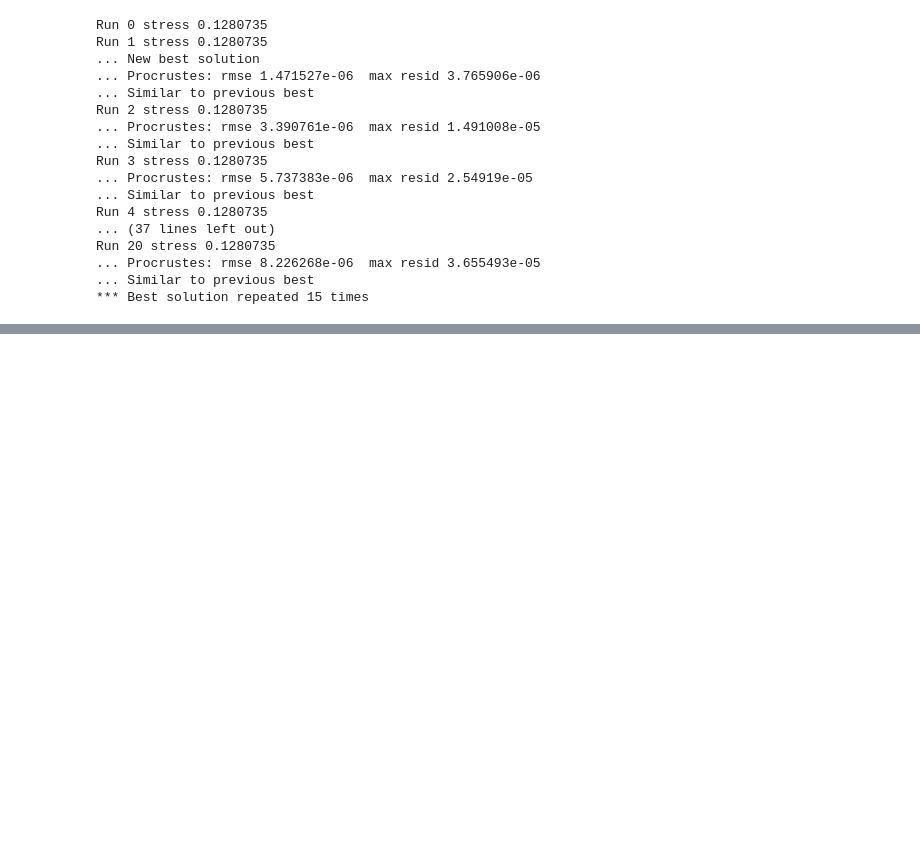
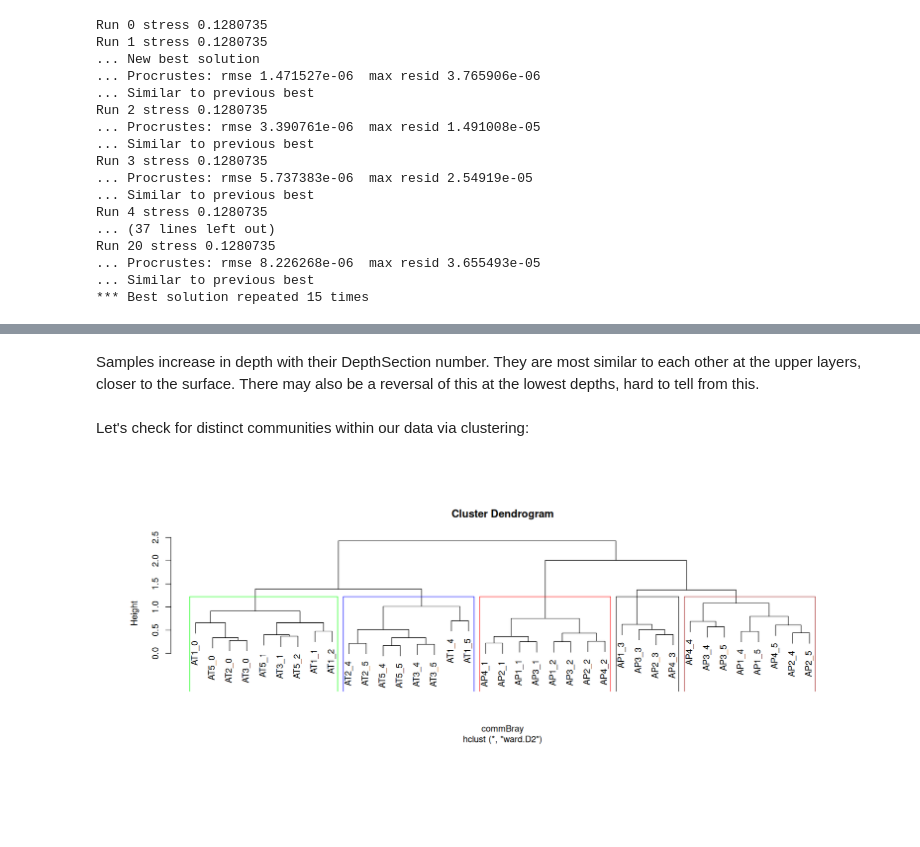
Before and after one commit to danchurch/sphagnumCUEmetabarcoding, a Jupyter notebook: sequenceAnalysis/firstLookPeat16s.ipynb, the cells around one changed output, grey strips where cells are left out. Saved outputs shown, nothing was run; the diff lists cells and outputs as text; code cells hidden in the pictures; blank space fills up the shorter version.

```diff
--- a/sequenceAnalysis/firstLookPeat16s.ipynb
+++ b/sequenceAnalysis/firstLookPeat16s.ipynb
@@ -834,0 +812,22 @@ For some reason that won't work inside the jupyter notebook. Works on my termina
+# %% [markdown]
+Samples increase in depth with their DepthSection number. They are most similar to each other at the upper layers, closer to the surface. There may also be a reversal of this at the lowest depths, hard to tell from this.
+# %% [markdown]
+Let's check for distinct communities within our data via clustering:
+# %%
+comm <- otu_table(ps007_cleaned_sqrt_prop)
+envData <- sample_data(ps007_cleaned_sqrt_prop)
+commBray <- vegdist(comm)
+comm.ward <- hclust(commBray, method='ward.D2')
+k=5
+clusterCols <- c("green","blue","red","black","brown","orange")[1:k]
+names(clusterCols) <- as.character(1:k)
+comm.ward <- hclust(commBray, method='ward.D2')
+hclustlabels <- paste(substr(envData$SampleID,1,3),
+                      envData$DepthSection, sep="_")
+
+par(oma=c(3,3,3,3))
+par(mar=c(10,4,4,2) + 0.1)
+plot(comm.ward,labels=hclustlabels)
+clustGroups <- rect.hclust(comm.ward, k=k, border=clusterCols)
+# %% [output]
+[figure, added]
```
Also changed, not shown: parts of 7 cells of this notebook, 7 other files.
